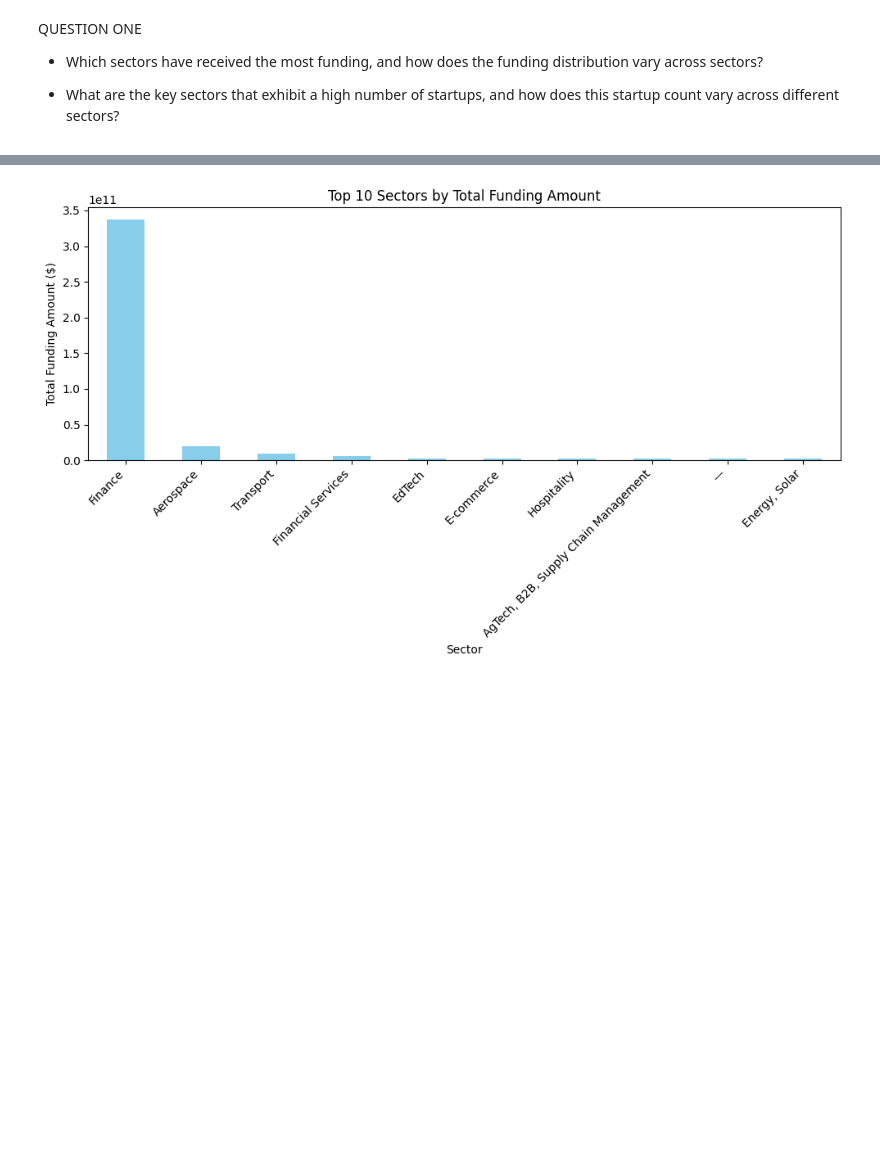
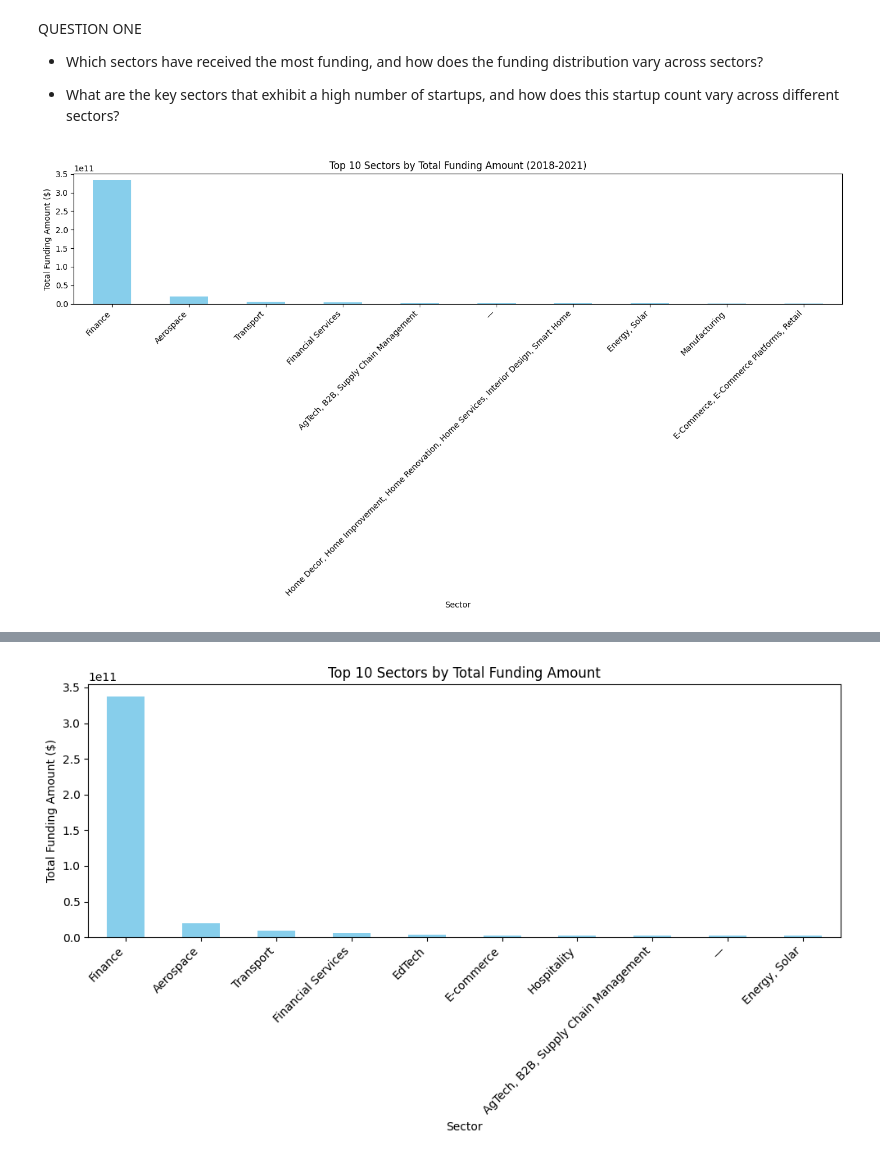
Before and after one commit to codeayiku/Demo-indian-start-up, a Jupyter notebook: Notebooks/India.ipynb, the cells around one changed output, grey strips where cells are left out. Cells and saved outputs as stored; diff of their text form; code cells hidden in the pictures; blank space fills up the shorter version.

```diff
--- a/Notebooks/India.ipynb
+++ b/Notebooks/India.ipynb
@@ -1286,3 +1278,33 @@ QUESTION ONE
 - Which sectors have received the most funding, and how does the funding distribution vary across sectors?
 
 - What are the key sectors that exhibit a high number of startups, and how does this startup count vary across different sectors?
+# %%
+
+
+# Ensure 'Year' column is of integer type by extracting the year from datetime
+df_combined['Year'] = pd.to_datetime(df_combined['Year']).dt.year
+
+# Filter data for the years 2018 to 2021
+df_filtered = df_combined[df_combined['Year'].isin([2018, 2019, 2020, 2021])]
+
+# Check if 'Amount' is numeric and convert if necessary
+if df_filtered['Amount'].dtype != 'float64':
+    df_filtered['Amount'] = pd.to_numeric(df_filtered['Amount'], errors='coerce')
+
+# Group by sector and sum the funding amounts
+sector_funding = df_filtered.groupby('Sector')['Amount'].sum().sort_values(ascending=False)
+
+# Get the top 10 sectors by funding amount
+top_10_sectors_funding = sector_funding.head(10)
+
+# Visualization - Bar Chart for Top 10 Sectors by Total Funding Amount
+plt.figure(figsize=(14, 8))
+top_10_sectors_funding.plot(kind='bar', color='skyblue')
+plt.title('Top 10 Sectors by Total Funding Amount (2018-2021)')
+plt.xlabel('Sector')
+plt.ylabel('Total Funding Amount ($)')
+plt.xticks(rotation=45, ha='right')
+plt.tight_layout()
+plt.show()
+# %% [output]
+[figure, added]
```
Also changed, not shown: parts of 18 cells of this notebook.
